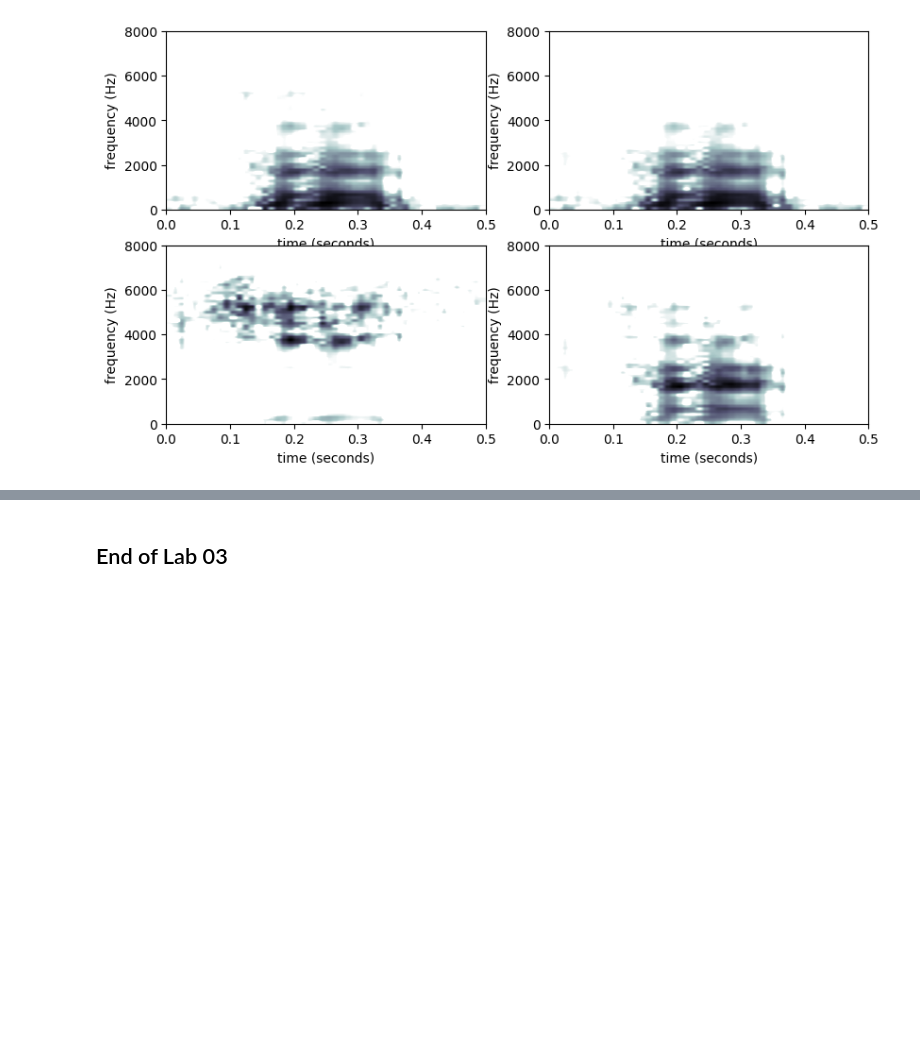
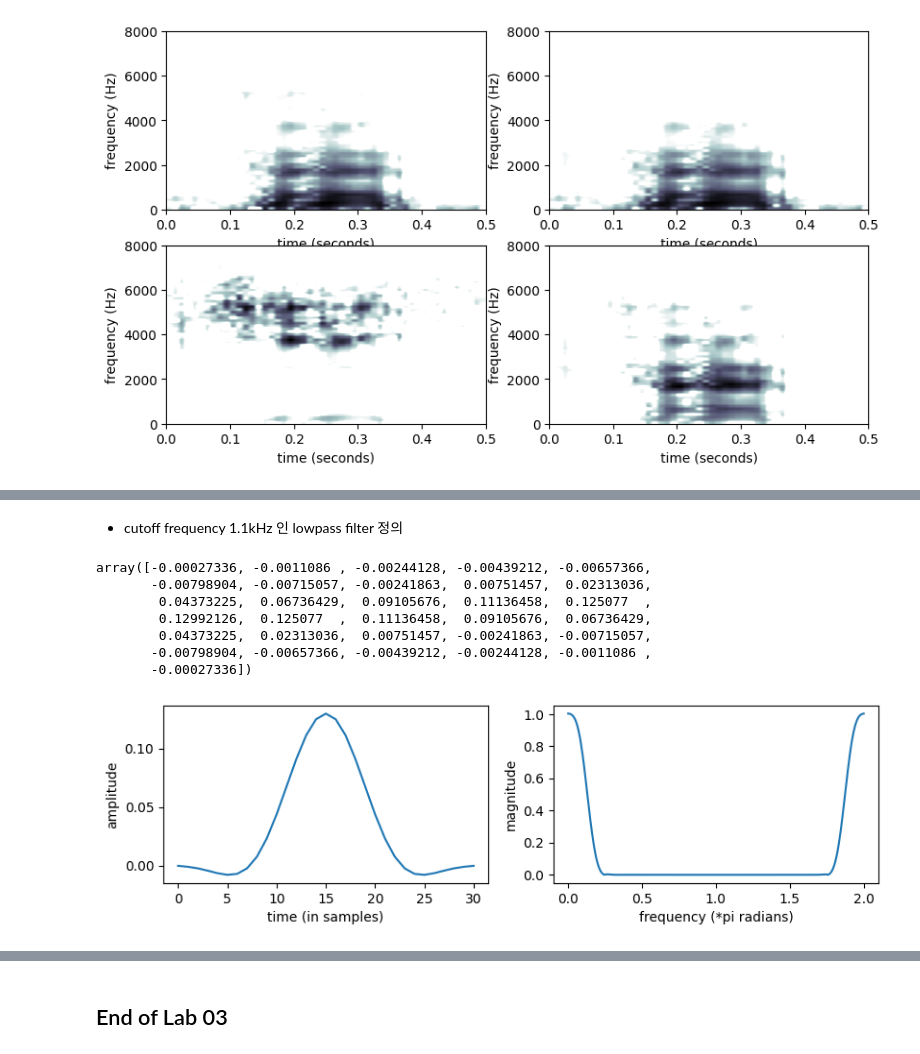
Before and after one commit to gjang7/ssp2023, a Jupyter notebook: lab03/lab03_filtering.ipynb, the cells around one changed output, grey strips where cells are left out. Cells and saved outputs as stored; diff of their text form; code cells hidden in the pictures; blank space fills up the shorter version.

```diff
--- a/lab03/lab03_filtering.ipynb
+++ b/lab03/lab03_filtering.ipynb
@@ -462,0 +535,21 @@ X = drawspectrogram2(x2, Nf, Ns, 'hamming')
+# %% [markdown]
+- cutoff frequency 1.1kHz 인 lowpass filter  정의
+# %%
+# lowpass 1.1/8, hamming window
+order = 30
+n = int((1100 / (Fs/2))*(Nf+1))
+#print(n)
+H = np.array([1.0]*n + [0.0]*(Nf-n))   # 101 길이의 0-pi
+
+h = getFIRFFT(H, order, winname='hamming')
+plt.figure(figsize=FIG_SIZE*np.array([1.2,0.8]))
+drawFIRFFT(h, NFFT=NFFT)
+# %% [output]
+array([-0.00027336, -0.0011086 , -0.00244128, -0.00439212, -0.00657366,
+       -0.00798904, -0.00715057, -0.00241863,  0.00751457,  0.02313036,
+        0.04373225,  0.06736429,  0.09105676,  0.11136458,  0.125077  ,
+        0.12992126,  0.125077  ,  0.11136458,  0.09105676,  0.06736429,
+        0.04373225,  0.02313036,  0.00751457, -0.00241863, -0.00715057,
+       -0.00798904, -0.00657366, -0.00439212, -0.00244128, -0.0011086 ,
+       -0.00027336])
+[figure, added]
```
Also changed, not shown: parts of 59 cells of this notebook, 3 other files.
